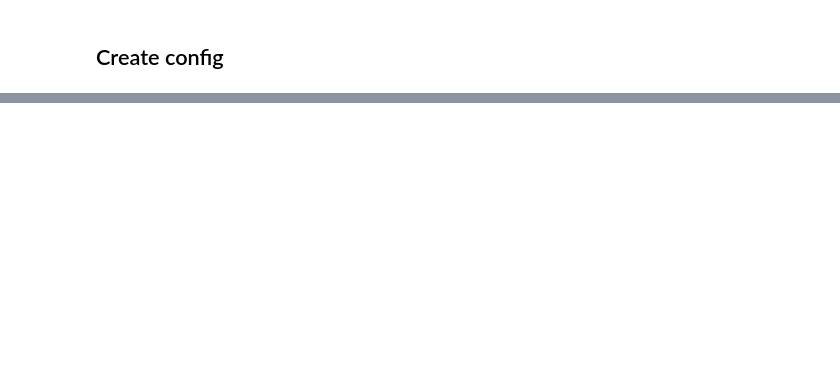
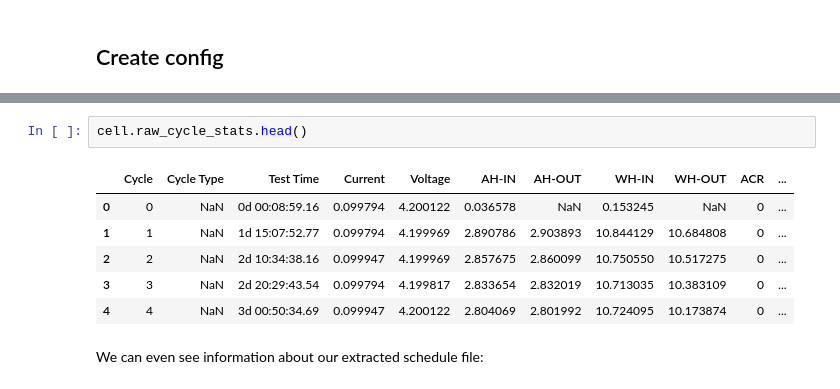
Before and after one commit to BattGenie/battetl, a Jupyter notebook: examples/battetl_demo.ipynb, the cells around one changed output, grey strips where cells are left out. Drawn from its saved outputs; the diff is of its cells as text; blank space fills up the shorter version.

```diff
--- a/examples/battetl_demo.ipynb
+++ b/examples/battetl_demo.ipynb
@@ -164,0 +222,11 @@ cell.extract().transform().load()
+# %%
+cell.raw_cycle_stats.head()
+# %% [output]
+|  | Cycle | Cycle Type | Test Time | Current | Voltage | AH-IN | AH-OUT | WH-IN | WH-OUT | ACR | ... |
+| 0 | 0 | NaN | 0d 00:08:59.16 | 0.099794 | 4.200122 | 0.036578 | NaN | 0.153245 | NaN | 0 | ... |
+| 1 | 1 | NaN | 1d 15:07:52.77 | 0.099794 | 4.199969 | 2.890786 | 2.903893 | 10.844129 | 10.684808 | 0 | ... |
+| 2 | 2 | NaN | 2d 10:34:38.16 | 0.099947 | 4.199969 | 2.857675 | 2.860099 | 10.750550 | 10.517275 | 0 | ... |
+| 3 | 3 | NaN | 2d 20:29:43.54 | 0.099794 | 4.199817 | 2.833654 | 2.832019 | 10.713035 | 10.383109 | 0 | ... |
+| 4 | 4 | NaN | 3d 00:50:34.69 | 0.099947 | 4.200122 | 2.804069 | 2.801992 | 10.724095 | 10.173874 | 0 | ... |
+# %% [markdown]
+We can even see information about our extracted schedule file:
```
Also changed, not shown: parts of 30 cells of this notebook.
